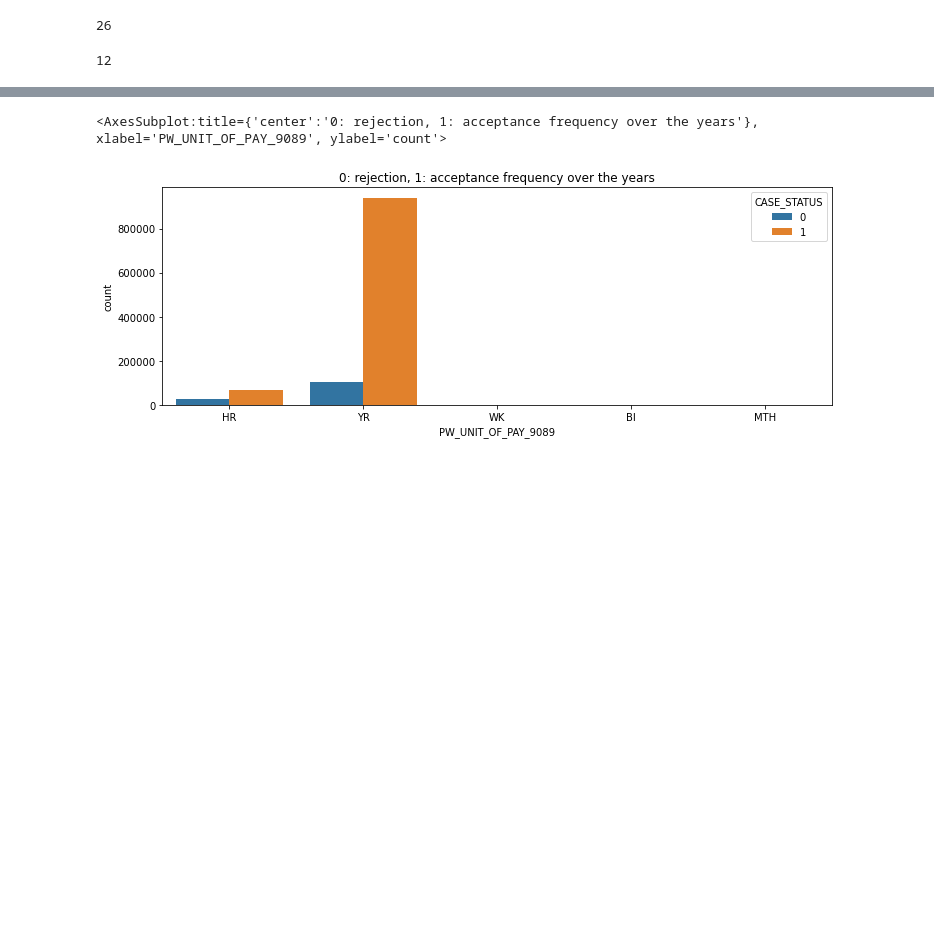
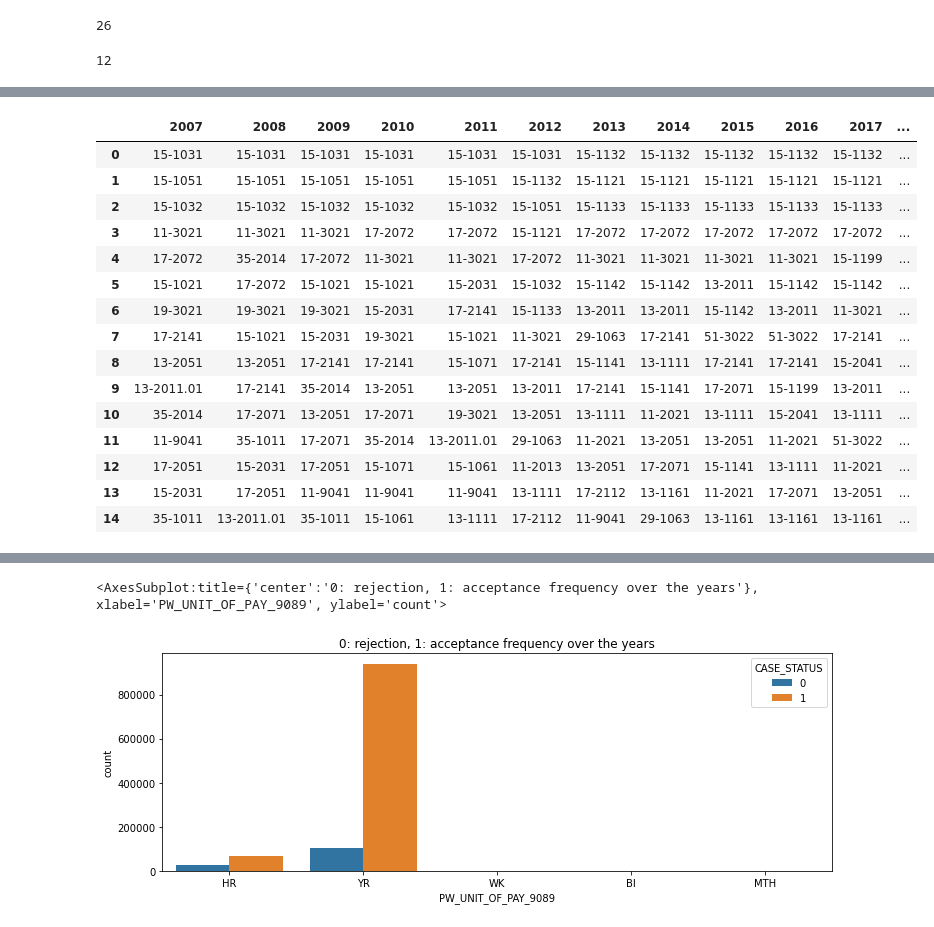
Before and after one commit to tdyk9098/Immigration-Employment-Project, a Jupyter notebook: GC Long Term.ipynb, the cells around one changed output, grey strips where cells are left out. Saved outputs shown, nothing was run; the diff lists cells and outputs as text; code cells hidden in the pictures; blank space fills up the shorter version.

```diff
--- a/GC Long Term.ipynb
+++ b/GC Long Term.ipynb
@@ -1065,0 +1172,28 @@ array([nan, 'HR', 'YR', 'WK', 'BI', 'MTH'], dtype=object)
+# %%
+# Clean Up the top 15 employer table for Success: Only Name
+def clen (year):
+    return pd.DataFrame(pd.DataFrame(top15acode[year].sort_values(ascending = False).dropna()).reset_index().drop(year,axis = 1))
+top15jcsname = pd.concat([clen(2007),clen(2008),clen(2009),clen(2010),
+             clen(2011),clen(2012),clen(2013),clen(2014),clen(2015),
+             clen(2016),clen(2017),clen(2018),clen(2019),clen(2020),
+             clen(2021)],axis = 1)
+top15jcsname.columns = [2007,2008,2009,2010,2011,2012,2013,2014,2015,2016,2017,
+                                  2018,2019,2020,2021]
+top15jcsname
+# %% [output]
+|  | 2007 | 2008 | 2009 | 2010 | 2011 | 2012 | 2013 | 2014 | 2015 | 2016 | 2017 | ... |
+| 0 | 15-1031 | 15-1031 | 15-1031 | 15-1031 | 15-1031 | 15-1031 | 15-1132 | 15-1132 | 15-1132 | 15-1132 | 15-1132 | ... |
+| 1 | 15-1051 | 15-1051 | 15-1051 | 15-1051 | 15-1051 | 15-1132 | 15-1121 | 15-1121 | 15-1121 | 15-1121 | 15-1121 | ... |
+| 2 | 15-1032 | 15-1032 | 15-1032 | 15-1032 | 15-1032 | 15-1051 | 15-1133 | 15-1133 | 15-1133 | 15-1133 | 15-1133 | ... |
+| 3 | 11-3021 | 11-3021 | 11-3021 | 17-2072 | 17-2072 | 15-1121 | 17-2072 | 17-2072 | 17-2072 | 17-2072 | 17-2072 | ... |
+| 4 | 17-2072 | 35-2014 | 17-2072 | 11-3021 | 11-3021 | 17-2072 | 11-3021 | 11-3021 | 11-3021 | 11-3021 | 15-1199 | ... |
+| 5 | 15-1021 | 17-2072 | 15-1021 | 15-1021 | 15-2031 | 15-1032 | 15-1142 | 15-1142 | 13-2011 | 15-1142 | 15-1142 | ... |
+| 6 | 19-3021 | 19-3021 | 19-3021 | 15-2031 | 17-2141 | 15-1133 | 13-2011 | 13-2011 | 15-1142 | 13-2011 | 11-3021 | ... |
+| 7 | 17-2141 | 15-1021 | 15-2031 | 19-3021 | 15-1021 | 11-3021 | 29-1063 | 17-2141 | 51-3022 | 51-3022 | 17-2141 | ... |
+| 8 | 13-2051 | 13-2051 | 17-2141 | 17-2141 | 15-1071 | 17-2141 | 15-1141 | 13-1111 | 17-2141 | 17-2141 | 15-2041 | ... |
+| 9 | 13-2011.01 | 17-2141 | 35-2014 | 13-2051 | 13-2051 | 13-2011 | 17-2141 | 15-1141 | 17-2071 | 15-1199 | 13-2011 | ... |
+| 10 | 35-2014 | 17-2071 | 13-2051 | 17-2071 | 19-3021 | 13-2051 | 13-1111 | 11-2021 | 13-1111 | 15-2041 | 13-1111 | ... |
+| 11 | 11-9041 | 35-1011 | 17-2071 | 35-2014 | 13-2011.01 | 29-1063 | 11-2021 | 13-2051 | 13-2051 | 11-2021 | 51-3022 | ... |
+| 12 | 17-2051 | 15-2031 | 17-2051 | 15-1071 | 15-1061 | 11-2013 | 13-2051 | 17-2071 | 15-1141 | 13-1111 | 11-2021 | ... |
+| 13 | 15-2031 | 17-2051 | 11-9041 | 11-9041 | 11-9041 | 13-1111 | 17-2112 | 13-1161 | 11-2021 | 17-2071 | 13-2051 | ... |
+| 14 | 35-1011 | 13-2011.01 | 35-1011 | 15-1061 | 13-1111 | 17-2112 | 11-9041 | 29-1063 | 13-1161 | 13-1161 | 13-1161 | ... |
```
Also changed, not shown: parts of 35 cells of this notebook.
